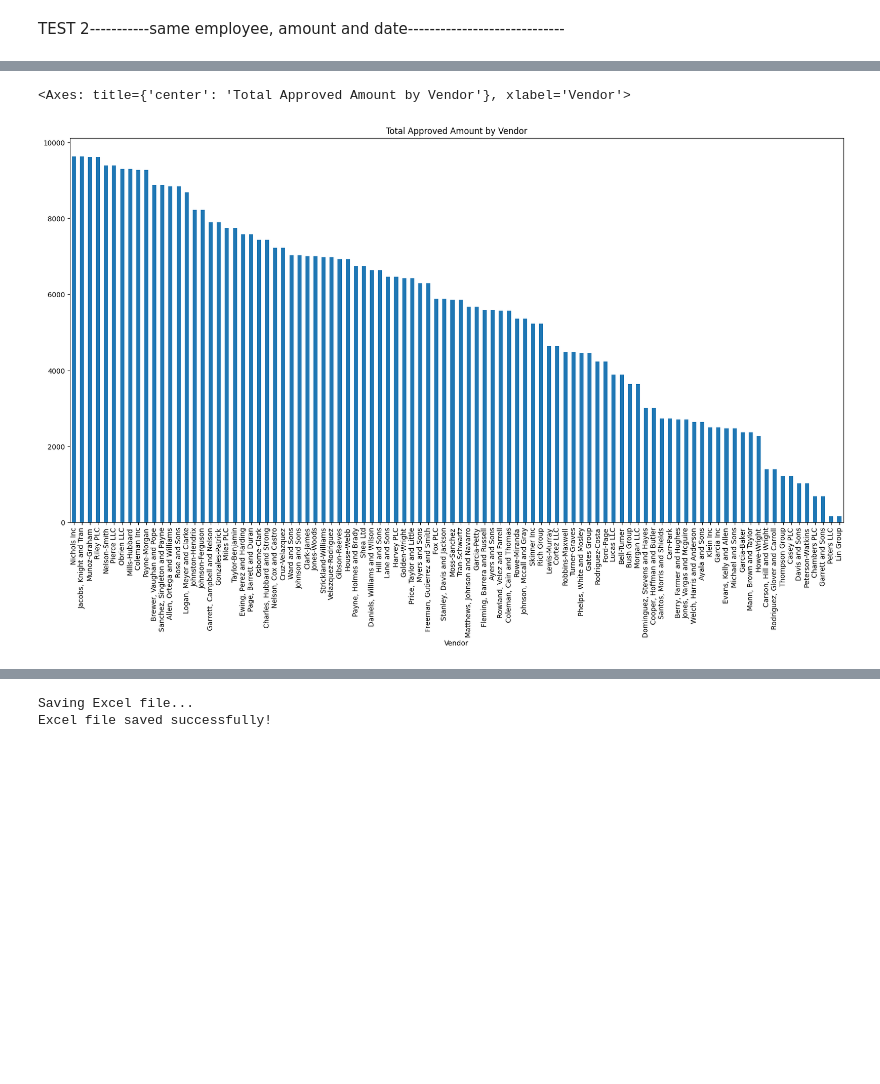
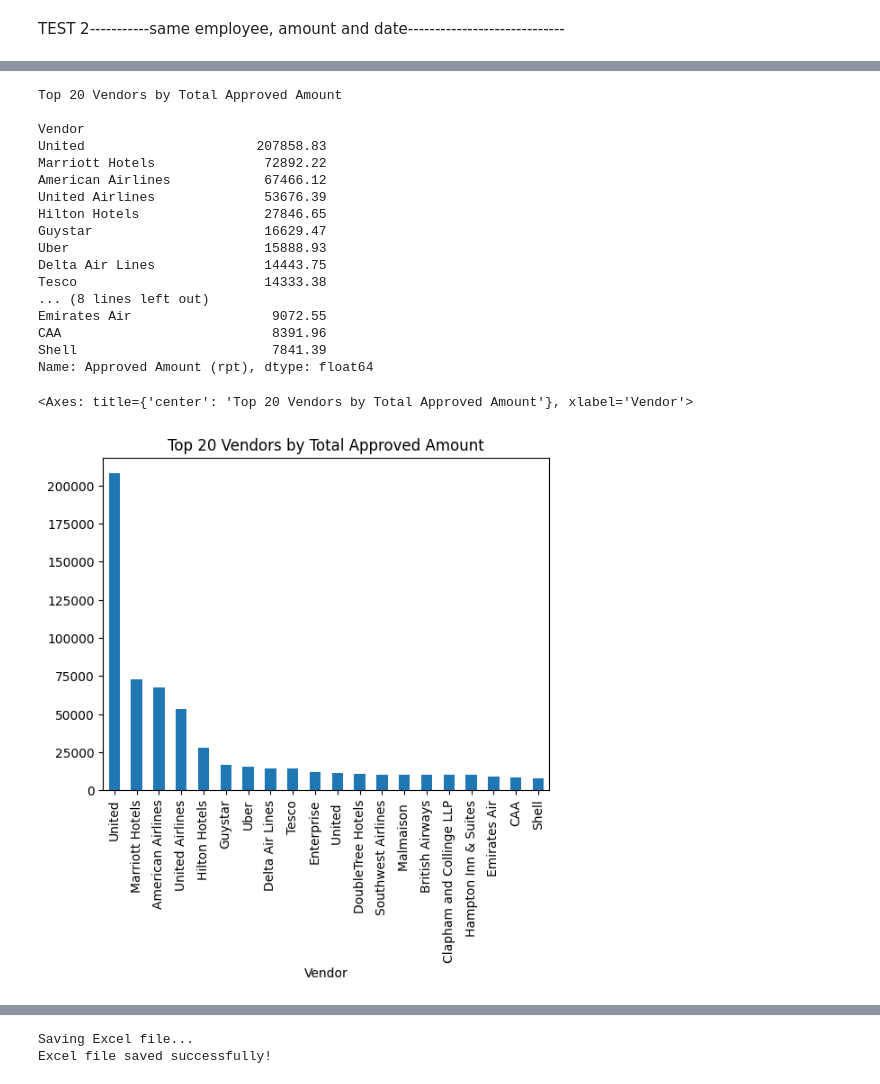
Before and after one commit to alexsears/expenses, a Jupyter notebook: expenses.ipynb, the cells around one changed output, grey strips where cells are left out. Saved outputs shown, nothing was run; the diff lists cells and outputs as text; code cells hidden in the pictures; blank space fills up the shorter version.

```diff
--- a/expenses.ipynb
+++ b/expenses.ipynb
@@ -13,29 +13,34 @@ import time
 # Ask user to select a file
 root = tk.Tk()
 root.withdraw()
-print("Select a CSV file to load into a Pandas DataFrame")
+print("Select a  file to load for analysis")
 
 # Open file dialog box and allow user to select a file
 file_path = filedialog.askopenfilename()
 
 
-# Load selected file into Pandas DataFrame
-df = pd.read_csv(file_path)
+# Load selected excel file into Pandas DataFrame
+df = pd.read_excel(file_path)
+# print column names
+print(df.columns)
 
 # only keep columns we need
-df = df[['Expense Type','Employee','Employee ID','Report Name','Transaction Date','Claimed Amount','Vendor','Approved Amount (rpt)' ]]
+#df = df[['Expense Type','Employee','Employee ID','Report Name','Transaction Date','Claimed Amount','Vendor','Approved Amount (rpt)' ]]
 
 # Convert the columns to formats we need
 df['Transaction Date'] = pd.to_datetime(df['Transaction Date'])
 df['Claimed Amount'] = pd.to_numeric(df['Claimed Amount'])
 df['Approved Amount (rpt)'] = pd.to_numeric(df['Approved Amount (rpt)'])
+# sent for payment date
+df['Sent for Payment Date'] = pd.to_datetime(df['Sent for Payment Date'])
+
 
 
 # print total number of rows and columns
 print("Total number of rows:", len(df))
 print("Total number of columns:", len(df.columns))
 #print a table of columns and data types
-print(df.dtypes)
+#print(df.dtypes)
 
 # Filter data for transactions over 1000 and sort by employee ID
 filtered_df = df[df['Approved Amount (rpt)'] > 1].sort_values(by=['Employee ID'])
@@ -46,7 +51,7 @@ filtered_df = df[df['Approved Amount (rpt)'] > 1].sort_values(by=['Employee ID']
 filtered_df = filtered_df.sort_values(by=['Employee ID'])
 
 #print the first 50 rows employee id, transaction date, approved amount, and vendor
-print(filtered_df[['Employee ID','Transaction Date','Approved Amount (rpt)','Vendor']].head(50))
+#print(filtered_df[['Employee ID','Transaction Date','Approved Amount (rpt)','Vendor']].head(50))
 
 #choose the first 10000 rows
 #filtered_df = filtered_df.head(10000)
@@ -244,7 +270,32 @@ grouped_df3.groupby(['Employee ID'])['Approved Amount (rpt)'].sum().sort_values(
 # %%
-#plot the data by vendor and approved amount sort by total approved amount with title
-grouped_df3.groupby(['Vendor'])['Approved Amount (rpt)'].sum().sort_values(ascending=False).plot(kind='bar', figsize=(20,10), title='Total Approved Amount by Vendor')
+# print title and a blank line
+print("Top 20 Vendors by Total Approved Amount")
+print()
+
+# print the top 20 vendors by total approved amount
+top_20_vendors = filtered_df.groupby(['Vendor'])['Approved Amount (rpt)'].sum().sort_values(ascending=False).head(20)
+print(top_20_vendors)
+
+#plot the data by vendor and approved amount sort by total approved amount with title top 20 vendors
+filtered_df.groupby(['Vendor'])['Approved Amount (rpt)'].sum().sort_values(ascending=False).head(20).plot(kind='bar', title='Top 20 Vendors by Total Approved Amount')
 # %% [output]
-<Axes: title={'center': 'Total Approved Amount by Vendor'}, xlabel='Vendor'>
+Top 20 Vendors by Total Approved Amount
+
+Vendor
+United                      207858.83
+Marriott Hotels              72892.22
+American Airlines            67466.12
+United Airlines              53676.39
+Hilton Hotels                27846.65
+Guystar                      16629.47
+Uber                         15888.93
+Delta Air Lines              14443.75
+Tesco                        14333.38
+... (8 lines left out)
+Emirates Air                  9072.55
+CAA                           8391.96
+Shell                         7841.39
+Name: Approved Amount (rpt), dtype: float64
+<Axes: title={'center': 'Top 20 Vendors by Total Approved Amount'}, xlabel='Vendor'>
-[figure, old version]
+[figure, new version]
 # %%
```
Also changed, not shown: parts of 24 cells of this notebook, 10 other files.
